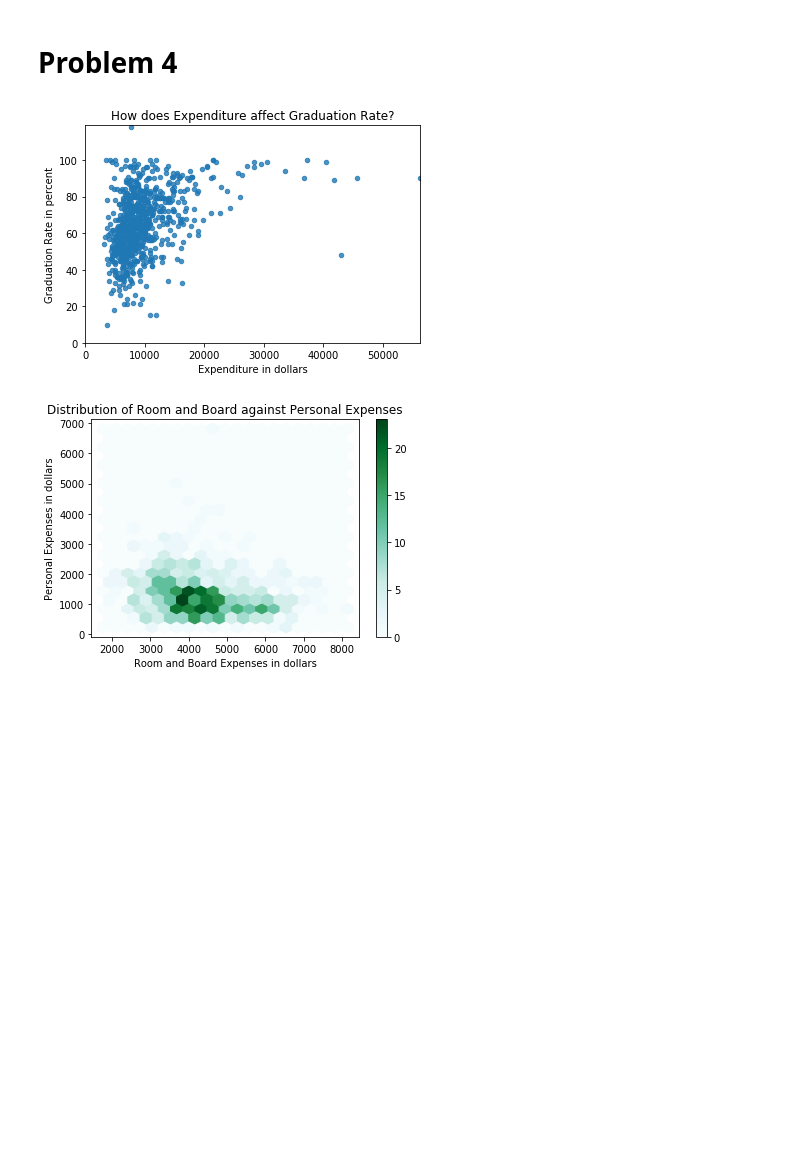
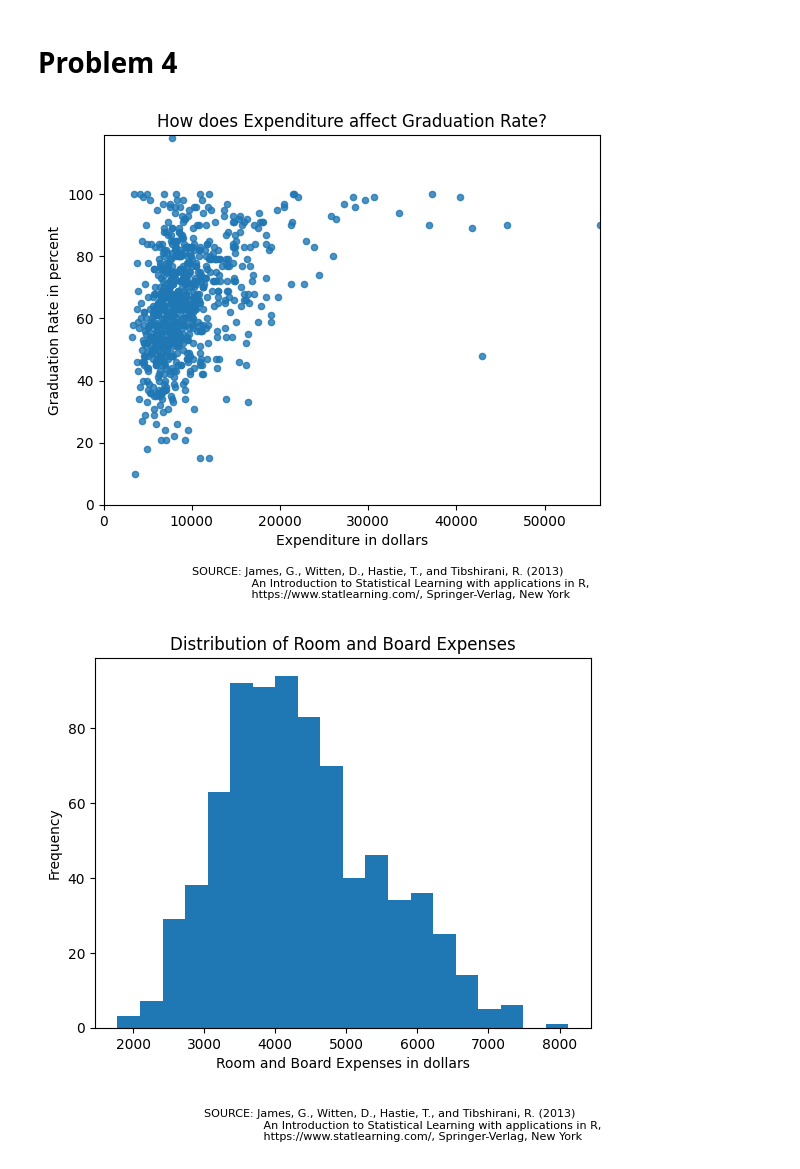
Before and after one commit to binDebug3/volume3, a Jupyter notebook: byu_vol3/Pandas2/pandas2.ipynb, the cells around one changed output. Saved outputs shown, nothing was run; the diff lists cells and outputs as text; code cells hidden in the pictures; blank space fills up the shorter version.

```diff
--- a/byu_vol3/Pandas2/pandas2.ipynb
+++ b/byu_vol3/Pandas2/pandas2.ipynb
@@ -93,32 +99,44 @@ prob3()
 # %%
 def prob4():
     """
     Create 3 plots that compare variables or universities.
     These plots should answer questions about the data,
     e.g. what is the distribution of graduation rates or do schools
     with lower student to faculty ratios have higher tuition costs.
 
     These plots should be easy to understand,
     have clear variable names, and citations.
     """
-    colleges = pd.read_csv("college.csv")
+    colleges = pd.read_csv("/mnt/c/Users/dalli/source/acme_senior/volume3/byu_vol3/Pandas2/college.csv")
+    citation = 'SOURCE: James, G., Witten, D., Hastie, T., and Tibshirani, R. (2013)\n \
+                An Introduction to Statistical Learning with applications in R,\n \
+                https://www.statlearning.com/, Springer-Verlag, New York'
 
     build(colleges, "Expend", "Grad.Rate")
     plt.title("How does Expenditure affect Graduation Rate?")
     plt.xlabel("Expenditure in dollars")
     plt.ylabel("Graduation Rate in percent")
+    plt.text(10000, -30, citation, fontsize=8)
+    plt.show()
 
-    colleges.plot(kind="hexbin", x="Room.Board", y="Personal", gridsize=20, sharex=False, title="Distribution of Room and Board against Personal Expenses")
+    # colleges.plot(kind="hist", x="Room.Board", y="Personal", gridsize=20, sharex=False, title="Distribution of Room and Board against Personal Expenses")
+    # plt.xlabel("Room and Board Expenses in dollars")
+    # plt.ylabel("Personal Expenses in dollars")
+
+    colleges["Room.Board"].plot(kind="hist", bins=20, title="Distribution of Room and Board Expenses")
     plt.xlabel("Room and Board Expenses in dollars")
-    plt.ylabel("Personal Expenses in dollars")
+    plt.text(3000, -30, citation, fontsize=8)
+    plt.show()
 
     colleges.plot(kind="box", y=["Top10perc","Top25perc"], title="Percentage of Students from the Top of their HS Class")
     # change the x labels for each box plot
     plt.xticks([1,2], ["Top 10%", "Top 25%"])
     plt.ylabel("Percentage of Students")
+    plt.text(0.5, -30, citation, fontsize=8)
+    plt.show()
 
 
 prob4()
 # %% [output]
-[figure, old version]
+[figure, new version]
-[figure, old version]
+[figure, new version]
```
Also changed, not shown: parts of 5 cells of this notebook, 4 other files.
